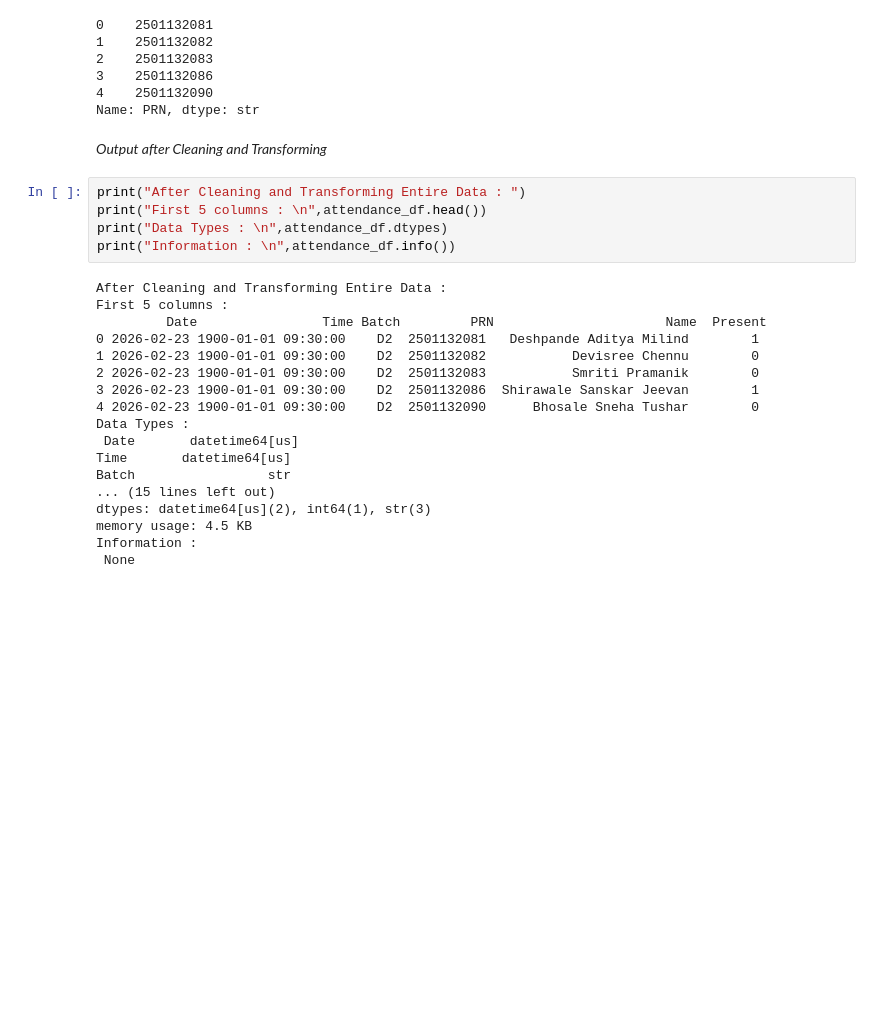
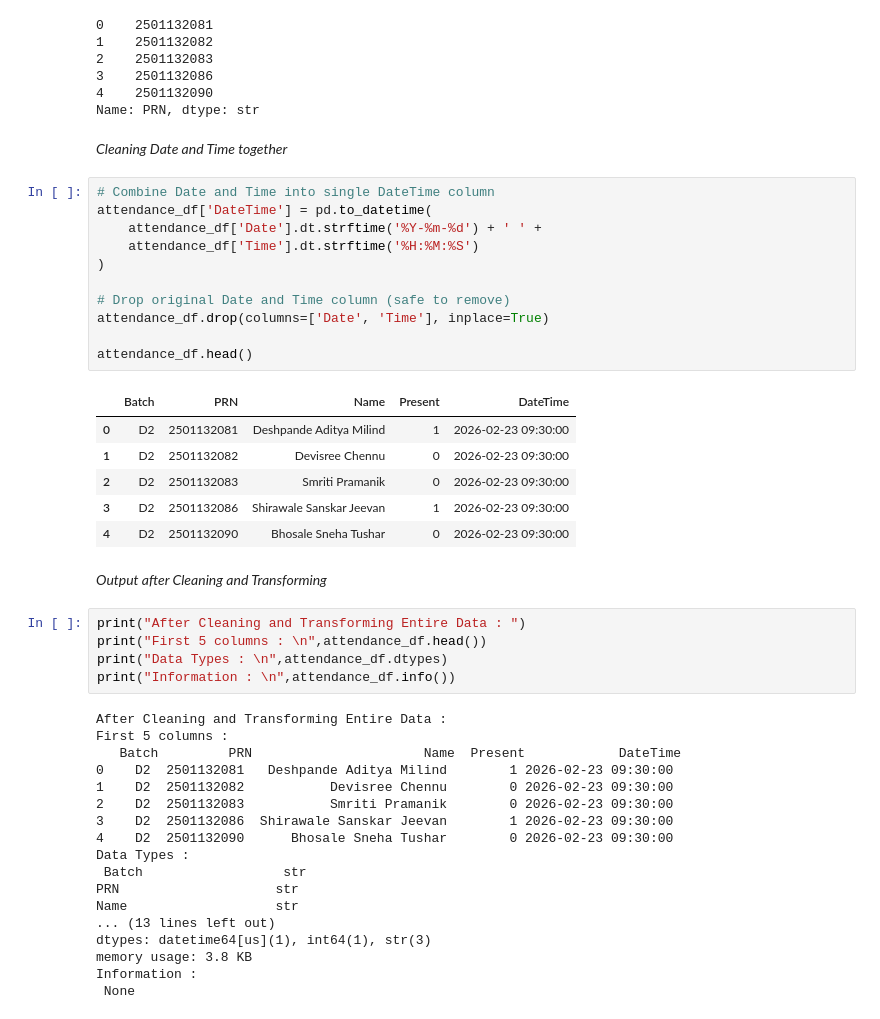
Before and after one commit to TanmayJain09/end-sem-practical-pbl, a Jupyter notebook: Analysis/notebooks/dummy_analysis.ipynb, the cells around one changed output. Saved outputs shown, nothing was run; the diff lists cells and outputs as text; blank space fills up the shorter version.

```diff
--- a/Analysis/notebooks/dummy_analysis.ipynb
+++ b/Analysis/notebooks/dummy_analysis.ipynb
@@ -208,6 +208,26 @@ attendance_df["PRN"].head()
 3    2501132086
 4    2501132090
 Name: PRN, dtype: str
+# %% [markdown]
+*Cleaning Date and Time together*
+# %%
+# Combine Date and Time into single DateTime column
+attendance_df['DateTime'] = pd.to_datetime(
+    attendance_df['Date'].dt.strftime('%Y-%m-%d') + ' ' +
+    attendance_df['Time'].dt.strftime('%H:%M:%S')
+)
+
+# Drop original Date and Time column (safe to remove)
+attendance_df.drop(columns=['Date', 'Time'], inplace=True)
+
+attendance_df.head()
+# %% [output]
+|  | Batch | PRN | Name | Present | DateTime |
+| 0 | D2 | 2501132081 | Deshpande Aditya Milind | 1 | 2026-02-23 09:30:00 |
+| 1 | D2 | 2501132082 | Devisree Chennu | 0 | 2026-02-23 09:30:00 |
+| 2 | D2 | 2501132083 | Smriti Pramanik | 0 | 2026-02-23 09:30:00 |
+| 3 | D2 | 2501132086 | Shirawale Sanskar Jeevan | 1 | 2026-02-23 09:30:00 |
+| 4 | D2 | 2501132090 | Bhosale Sneha Tushar | 0 | 2026-02-23 09:30:00 |
 # %% [markdown]
 *Output after Cleaning and Transforming*
 # %%
@@ -218,18 +238,18 @@ print("Information : \n",attendance_df.info())
 # %% [output]
 After Cleaning and Transforming Entire Data :
 First 5 columns :
-         Date                Time Batch         PRN                      Name  Present
-0 2026-02-23 1900-01-01 09:30:00    D2  2501132081   Deshpande Aditya Milind        1
-1 2026-02-23 1900-01-01 09:30:00    D2  2501132082           Devisree Chennu        0
-2 2026-02-23 1900-01-01 09:30:00    D2  2501132083           Smriti Pramanik        0
-3 2026-02-23 1900-01-01 09:30:00    D2  2501132086  Shirawale Sanskar Jeevan        1
-4 2026-02-23 1900-01-01 09:30:00    D2  2501132090      Bhosale Sneha Tushar        0
+   Batch         PRN                      Name  Present            DateTime
+0    D2  2501132081   Deshpande Aditya Milind        1 2026-02-23 09:30:00
+1    D2  2501132082           Devisree Chennu        0 2026-02-23 09:30:00
+2    D2  2501132083           Smriti Pramanik        0 2026-02-23 09:30:00
+3    D2  2501132086  Shirawale Sanskar Jeevan        1 2026-02-23 09:30:00
+4    D2  2501132090      Bhosale Sneha Tushar        0 2026-02-23 09:30:00
 Data Types :
- Date       datetime64[us]
-Time       datetime64[us]
-Batch                 str
-... (15 lines left out)
-dtypes: datetime64[us](2), int64(1), str(3)
-memory usage: 4.5 KB
+ Batch                  str
+PRN                    str
+Name                   str
+... (13 lines left out)
+dtypes: datetime64[us](1), int64(1), str(3)
+memory usage: 3.8 KB
 Information :
  None
```
Also changed, not shown: parts of 14 cells of this notebook, 1 other file.
